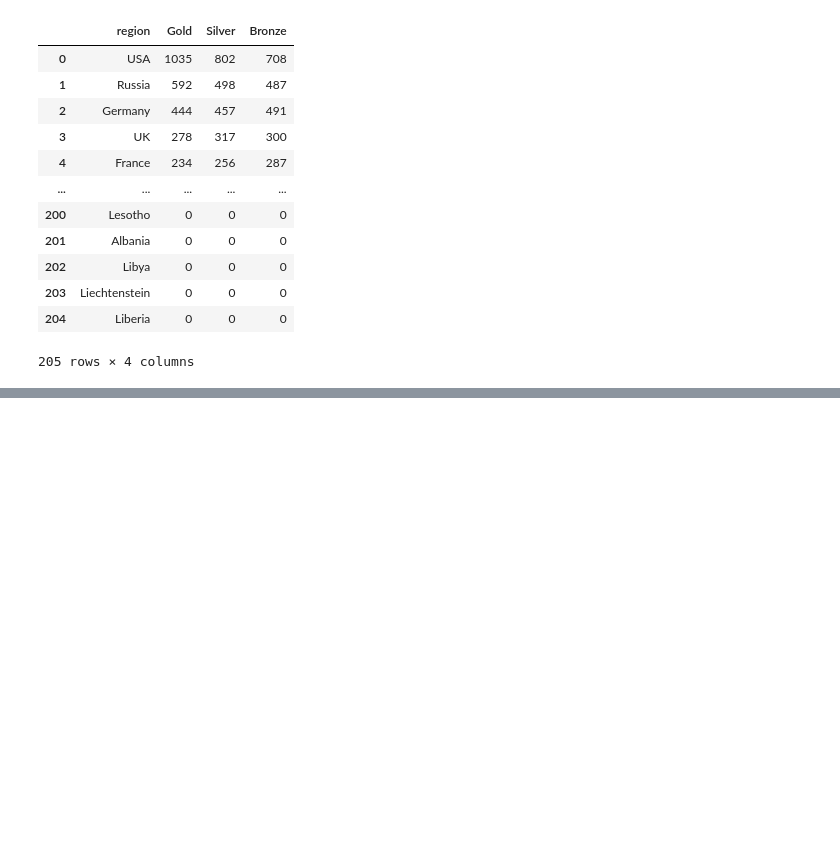
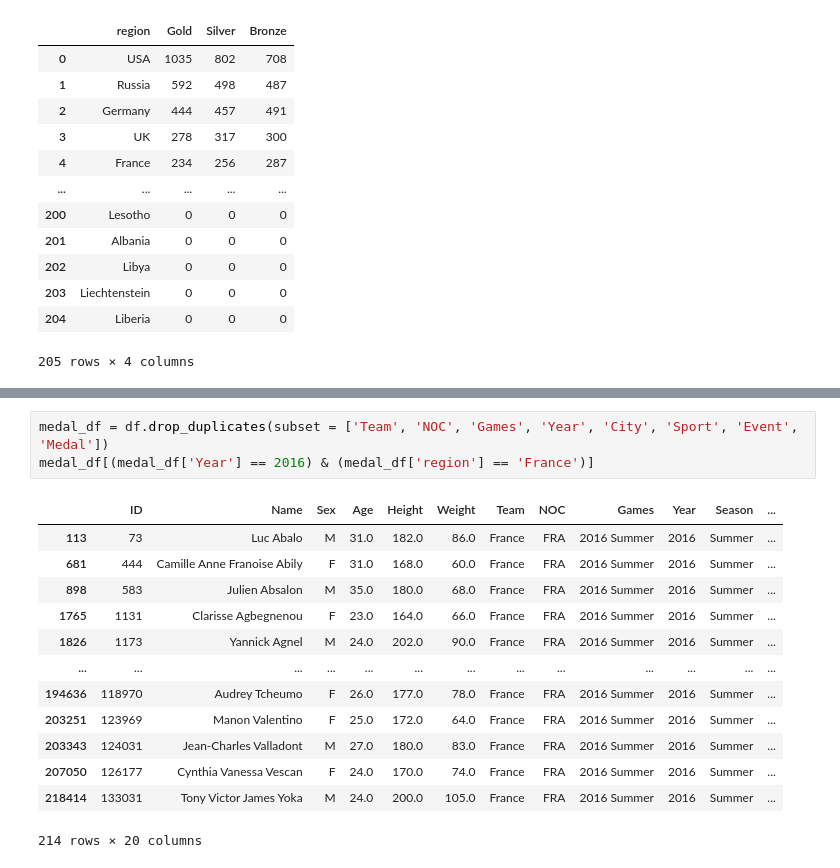
Before and after one commit to muhammadali493/summer-olympic-analysis, a Jupyter notebook: notebooks/Olympics-Analysis.ipynb, the cells around one changed output, grey strips where cells are left out. Cells and saved outputs as stored; diff of their text form; blank space fills up the shorter version.

Commit message:
Complete medal tally analysis

```diff
--- a/notebooks/Olympics-Analysis.ipynb
+++ b/notebooks/Olympics-Analysis.ipynb
@@ -155,0 +230,17 @@ medal_tally
+# %%
+medal_df = df.drop_duplicates(subset = ['Team', 'NOC', 'Games', 'Year', 'City', 'Sport', 'Event', 'Medal'])
+medal_df[(medal_df['Year'] == 2016) & (medal_df['region'] == 'France')]
+# %% [output]
+|  | ID | Name | Sex | Age | Height | Weight | Team | NOC | Games | Year | Season | ... |
+| 113 | 73 | Luc Abalo | M | 31.0 | 182.0 | 86.0 | France | FRA | 2016 Summer | 2016 | Summer | ... |
+| 681 | 444 | Camille Anne Franoise Abily | F | 31.0 | 168.0 | 60.0 | France | FRA | 2016 Summer | 2016 | Summer | ... |
+| 898 | 583 | Julien Absalon | M | 35.0 | 180.0 | 68.0 | France | FRA | 2016 Summer | 2016 | Summer | ... |
+| 1765 | 1131 | Clarisse Agbegnenou | F | 23.0 | 164.0 | 66.0 | France | FRA | 2016 Summer | 2016 | Summer | ... |
+| 1826 | 1173 | Yannick Agnel | M | 24.0 | 202.0 | 90.0 | France | FRA | 2016 Summer | 2016 | Summer | ... |
+| ... | ... | ... | ... | ... | ... | ... | ... | ... | ... | ... | ... | ... |
+| 194636 | 118970 | Audrey Tcheumo | F | 26.0 | 177.0 | 78.0 | France | FRA | 2016 Summer | 2016 | Summer | ... |
+| 203251 | 123969 | Manon Valentino | F | 25.0 | 172.0 | 64.0 | France | FRA | 2016 Summer | 2016 | Summer | ... |
+| 203343 | 124031 | Jean-Charles Valladont | M | 27.0 | 180.0 | 83.0 | France | FRA | 2016 Summer | 2016 | Summer | ... |
+| 207050 | 126177 | Cynthia Vanessa Vescan | F | 24.0 | 170.0 | 74.0 | France | FRA | 2016 Summer | 2016 | Summer | ... |
+| 218414 | 133031 | Tony Victor James Yoka | M | 24.0 | 200.0 | 105.0 | France | FRA | 2016 Summer | 2016 | Summer | ... |
+214 rows × 20 columns
```
Also changed, not shown: parts of 9 cells of this notebook, 3 other files.
